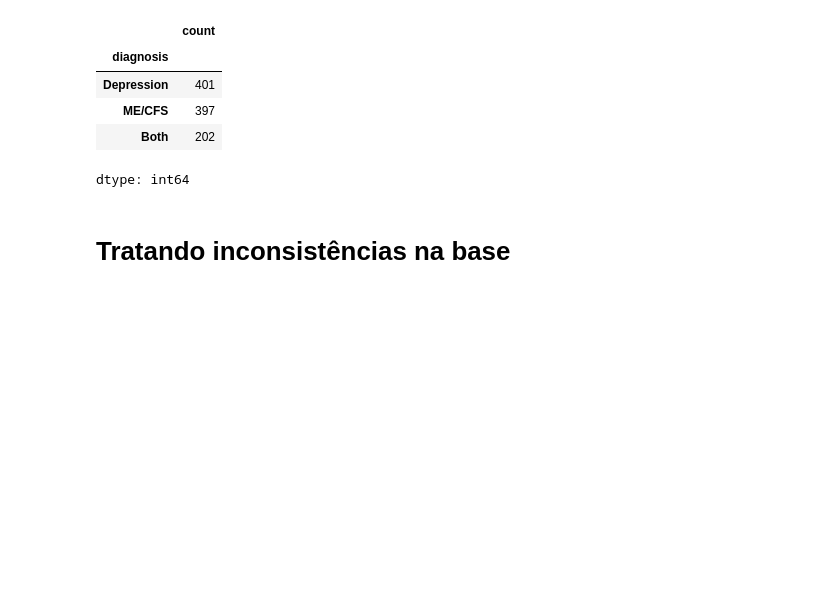
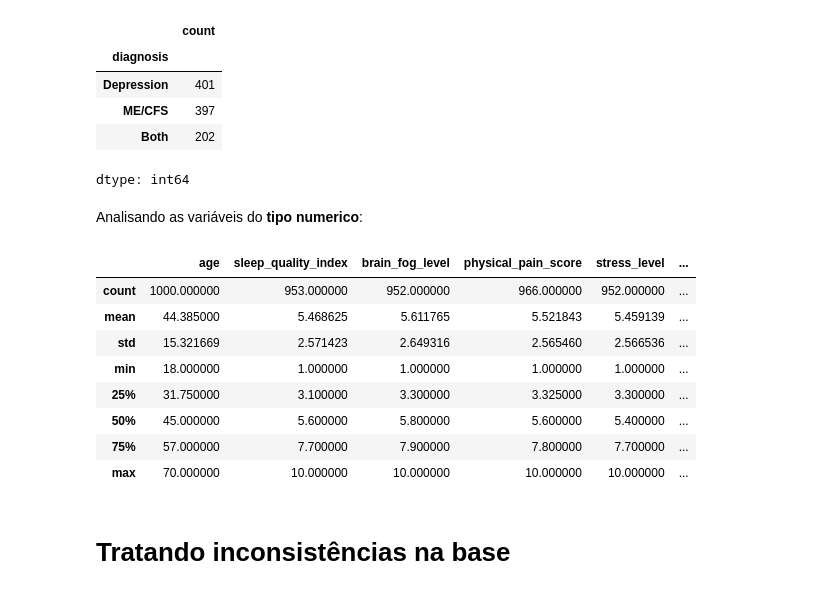
Before and after one commit to jessikamorais/FIAP, a Jupyter notebook: projeto_modulo1.ipynb, the cells around one changed output. Cells and saved outputs as stored; diff of their text form; code cells hidden in the pictures; blank space fills up the shorter version.

```diff
--- a/projeto_modulo1.ipynb
+++ b/projeto_modulo1.ipynb
@@ -46,7 +46,7 @@ import pandas as pd # Para trabalhar com dados tabulares
 # %% [markdown]
 # **Importando os dados**
 # %%
-dados = pd.read_csv('me_depression_data.csv', sep=',')
+data = pd.read_csv('me_depression_data.csv', sep=',')
 # %% [markdown]
 # **Analisando os dados**
 # %%
@@ -184,6 +184,20 @@ dados["diagnosis"].value_counts()
 | ME/CFS | 397 |
 | Both | 202 |
 dtype: int64
+# %% [markdown]
+Analisando as variáveis do **tipo numerico**:
+# %%
+data.describe()
+# %% [output]
+|  | age | sleep_quality_index | brain_fog_level | physical_pain_score | stress_level | ... |
+| count | 1000.000000 | 953.000000 | 952.000000 | 966.000000 | 952.000000 | ... |
+| mean | 44.385000 | 5.468625 | 5.611765 | 5.521843 | 5.459139 | ... |
+| std | 15.321669 | 2.571423 | 2.649316 | 2.565460 | 2.566536 | ... |
+| min | 18.000000 | 1.000000 | 1.000000 | 1.000000 | 1.000000 | ... |
+| 25% | 31.750000 | 3.100000 | 3.300000 | 3.325000 | 3.300000 | ... |
+| 50% | 45.000000 | 5.600000 | 5.800000 | 5.600000 | 5.400000 | ... |
+| 75% | 57.000000 | 7.700000 | 7.900000 | 7.800000 | 7.700000 | ... |
+| max | 70.000000 | 10.000000 | 10.000000 | 10.000000 | 10.000000 | ... |
 # %% [markdown]
 # **Tratando inconsistências na base**
 # %%
```
Also changed, not shown: parts of 16 cells of this notebook.
